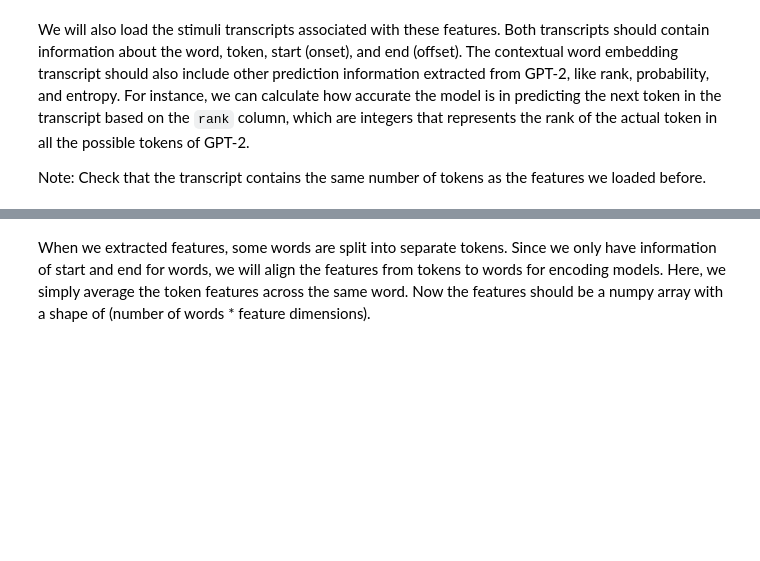
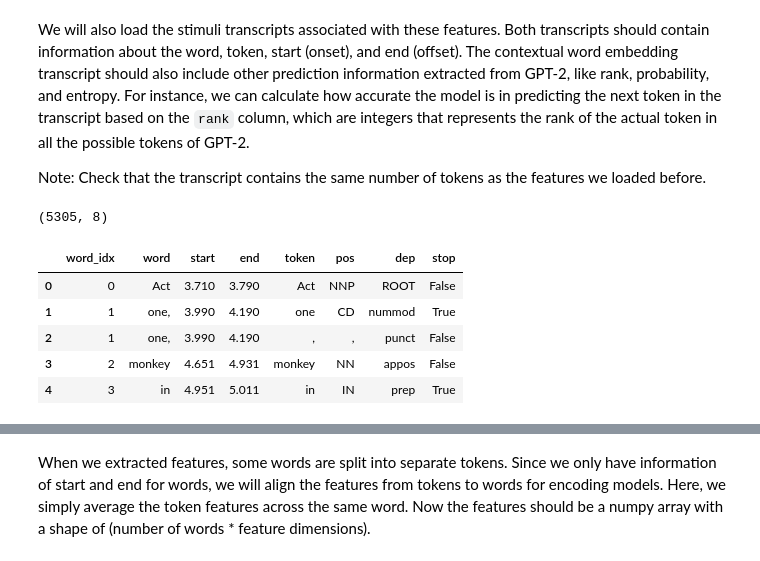
Before and after one commit to hassonlab/podcast-ecog-tutorials, a Jupyter notebook: notebooks/04-encoding.ipynb, the cells around one changed output, grey strips where cells are left out. Drawn from its saved outputs; the diff is of its cells as text; code cells hidden in the pictures; blank space fills up the shorter version.

```diff
--- a/notebooks/04-encoding.ipynb
+++ b/notebooks/04-encoding.ipynb
@@ -53,4 +57,18 @@ print(contextual_embeddings.shape)
 We will also load the stimuli transcripts associated with these features. Both transcripts should contain information about the word, token, start (onset), and end (offset). The contextual word embedding transcript should also include other prediction information extracted from GPT-2, like rank, probability, and entropy. For instance, we can calculate how accurate the model is in predicting the next token in the transcript based on the `rank` column, which are integers that represents the rank of the actual token in all the possible tokens of GPT-2.
 
 Note: Check that the transcript contains the same number of tokens as the features we loaded before.
+# %%
+transcript_path = "../../monkey/stimuli/%s/transcript.tsv"
+
+# Syntactic features transcript
+df_syntactic = pd.read_csv(transcript_path % "syntactic", sep='\t', index_col=0)
+df_syntactic.head()
+# %% [output]
+(5305, 8)
+|  | word_idx | word | start | end | token | pos | dep | stop |
+| 0 | 0 | Act | 3.710 | 3.790 | Act | NNP | ROOT | False |
+| 1 | 1 | one, | 3.990 | 4.190 | one | CD | nummod | True |
+| 2 | 1 | one, | 3.990 | 4.190 | , | , | punct | False |
+| 3 | 2 | monkey | 4.651 | 4.931 | monkey | NN | appos | False |
+| 4 | 3 | in | 4.951 | 5.011 | in | IN | prep | True |
 # %%
```
Also changed, not shown: parts of 37 cells of this notebook.
